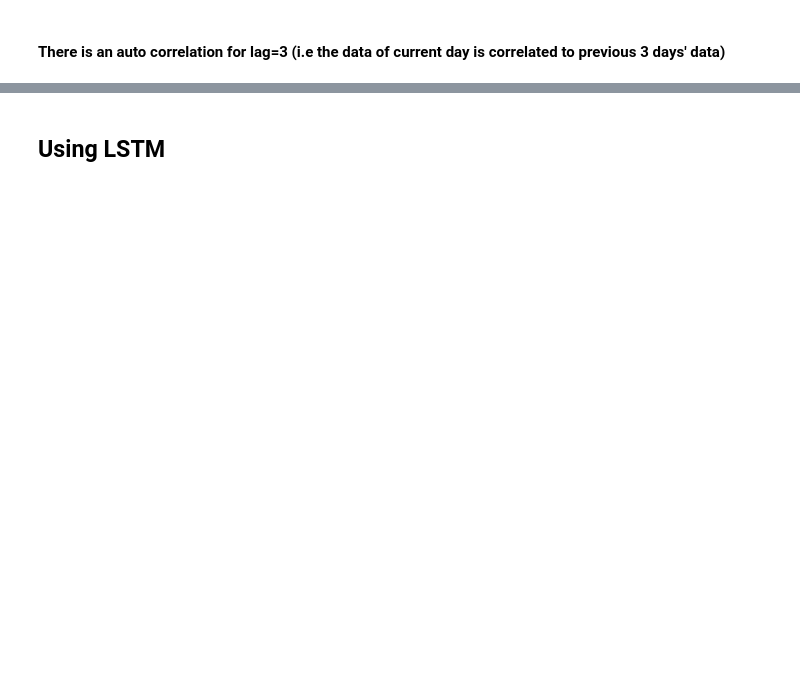
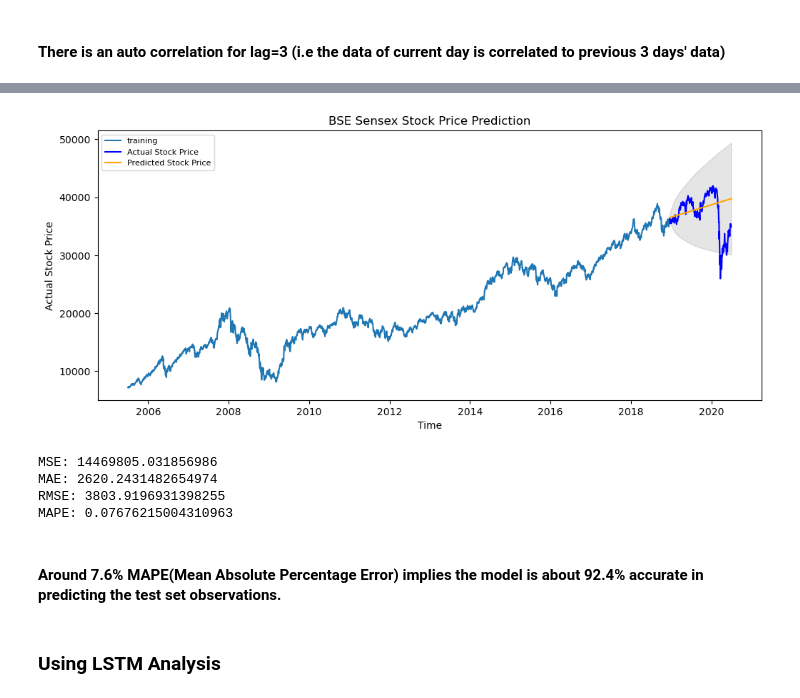
Before and after one commit to VarunV991/Spark-Foundation-Tasks, a Jupyter notebook: TASK 4/Stock Market Prediction using Numerical and Textual Analysis.ipynb, the cells around one changed output, grey strips where cells are left out. Saved outputs shown, nothing was run; the diff lists cells and outputs as text; code cells hidden in the pictures; blank space fills up the shorter version.

```diff
--- a/TASK 4/Stock Market Prediction using Numerical and Textual Analysis.ipynb
+++ b/TASK 4/Stock Market Prediction using Numerical and Textual Analysis.ipynb
@@ -119,0 +156,6 @@ plt.show()
+# %%
+# Fitting the ARIMA model
+
+model = ARIMA(train_data['Close'], order=(0,1,1))
+fitted = model.fit(disp=-1)
+print(fitted.summary())
@@ -120,5 +183,42 @@ plt.show()
+# %%
+# Forecast
+
+fc, se, conf = fitted.forecast(368, alpha=0.05)  # 95% confidence
+fc_series = pd.Series(fc, index=test_data.index)
+lower_series = pd.Series(conf[:, 0], index=test_data.index)
+upper_series = pd.Series(conf[:, 1], index=test_data.index)
+plt.figure(figsize=(12,5), dpi=100)
+plt.plot(train_data['Close'], label='training')
+plt.plot(test_data['Close'], color = 'blue', label='Actual Stock Price')
+plt.plot(fc_series, color = 'orange',label='Predicted Stock Price')
+plt.fill_between(lower_series.index, lower_series, upper_series,
+                 color='k', alpha=.10)
+plt.title('BSE Sensex Stock Price Prediction')
+plt.xlabel('Time')
+plt.ylabel('Actual Stock Price')
+plt.legend(loc='upper left', fontsize=8)
+plt.show()
+# %% [output]
+[figure, added]
+# %%
+# report performance
+mse = mean_squared_error(test_data['Close'], fc)
+print('MSE: '+str(mse))
+mae = mean_absolute_error(test_data['Close'], fc)
+print('MAE: '+str(mae))
+rmse = sqrt(mean_squared_error(test_data['Close'], fc))
+print('RMSE: '+str(rmse))
+mape = np.mean(np.abs(fc - test_data['Close'])/np.abs(test_data['Close']))
+print('MAPE: '+str(mape))
+# %% [output]
+MSE: 14469805.031856986
+MAE: 2620.2431482654974
+RMSE: 3803.9196931398255
+MAPE: 0.07676215004310963
+# %% [markdown]
+#### Around 7.6% MAPE(Mean Absolute Percentage Error) implies the model is about 92.4% accurate in predicting the test set observations.
 # %% [markdown]
-## Using LSTM
+### Using LSTM Analysis
 # %%
 stock1 = df["Close"].copy()
 stock1 = pd.DataFrame(stock1)
```
Also changed, not shown: parts of 133 cells of this notebook, 11 other files.
